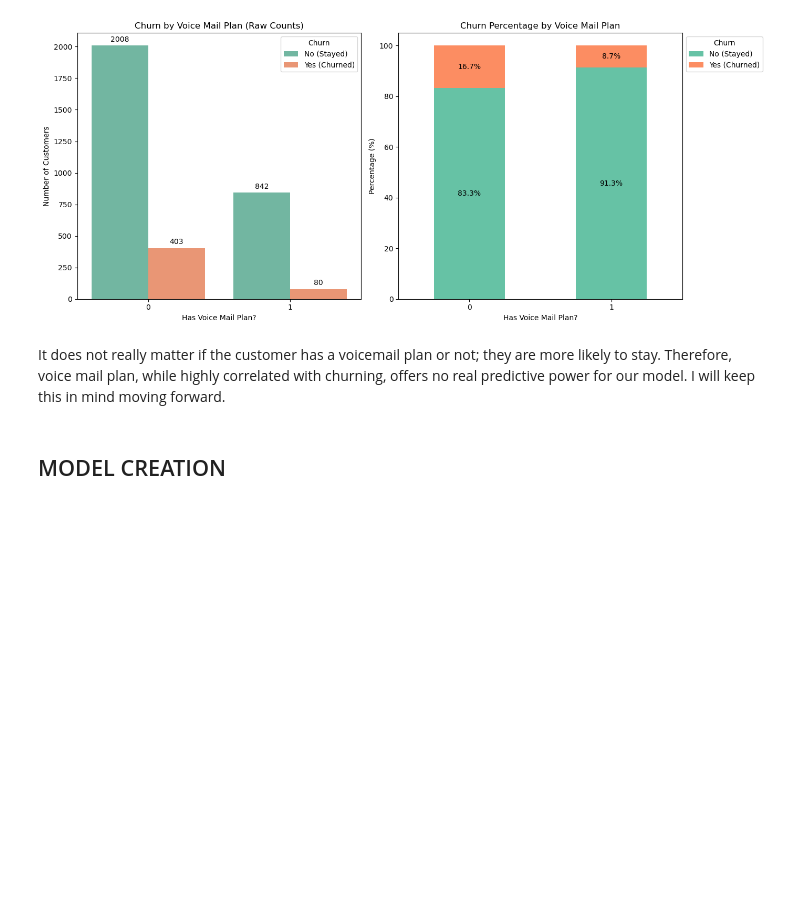
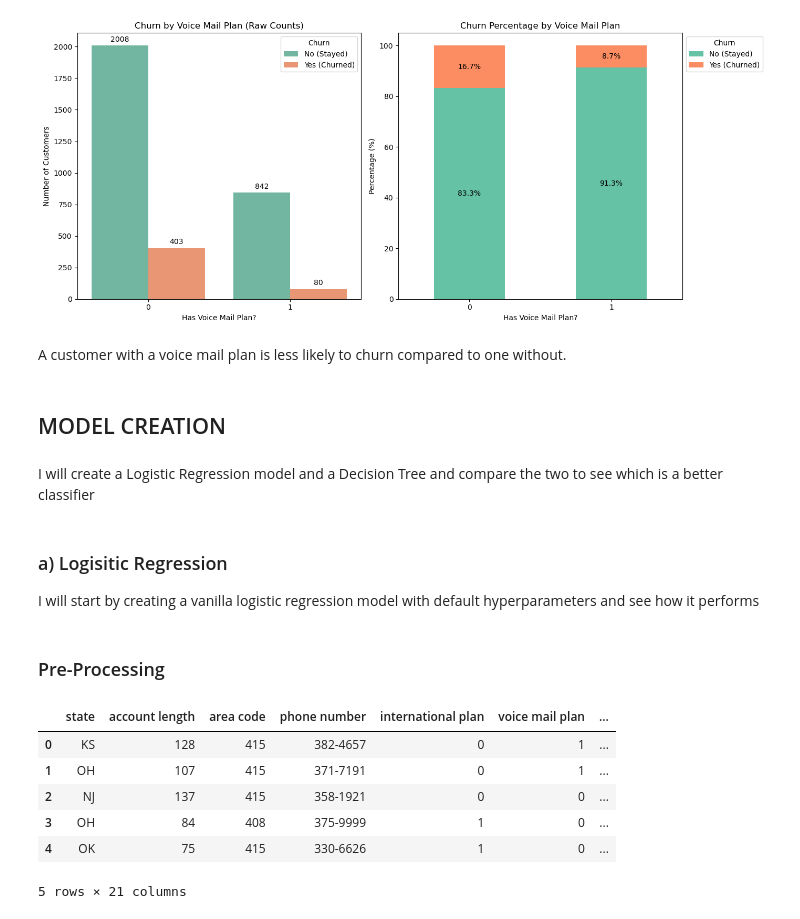
Before and after one commit to NgundoMuithya/SyriaTel_Customer_Churn, a Jupyter notebook: notebook.ipynb, the cells around one changed output. Drawn from its saved outputs; the diff is of its cells as text; code cells hidden in the pictures; blank space fills up the shorter version.

```diff
--- a/notebook.ipynb
+++ b/notebook.ipynb
@@ -229,6 +230,24 @@ plt.show()
 # %% [output]
 [figure]
 # %% [markdown]
-It does not really matter if the customer has a voicemail plan or not; they are more likely to stay. Therefore, voice mail plan, while highly correlated with churning, offers no real predictive power for our model. I will keep this in mind moving forward.
+A customer with a voice mail plan is less likely to churn compared to one without.
 # %% [markdown]
 ## MODEL CREATION
+# %% [markdown]
+I will create a Logistic Regression model and a Decision Tree and compare the two to see which is a better classifier
+# %% [markdown]
+### a) Logisitic Regression
+
+I will start by creating a vanilla logistic regression model with default hyperparameters and see how it performs
+# %% [markdown]
+### Pre-Processing
+# %%
+df.head()
+# %% [output]
+|  | state | account length | area code | phone number | international plan | voice mail plan | ... |
+| 0 | KS | 128 | 415 | 382-4657 | 0 | 1 | ... |
+| 1 | OH | 107 | 415 | 371-7191 | 0 | 1 | ... |
+| 2 | NJ | 137 | 415 | 358-1921 | 0 | 0 | ... |
+| 3 | OH | 84 | 408 | 375-9999 | 1 | 0 | ... |
+| 4 | OK | 75 | 415 | 330-6626 | 1 | 0 | ... |
+5 rows × 21 columns
```
Also changed, not shown: parts of 6 cells of this notebook.
